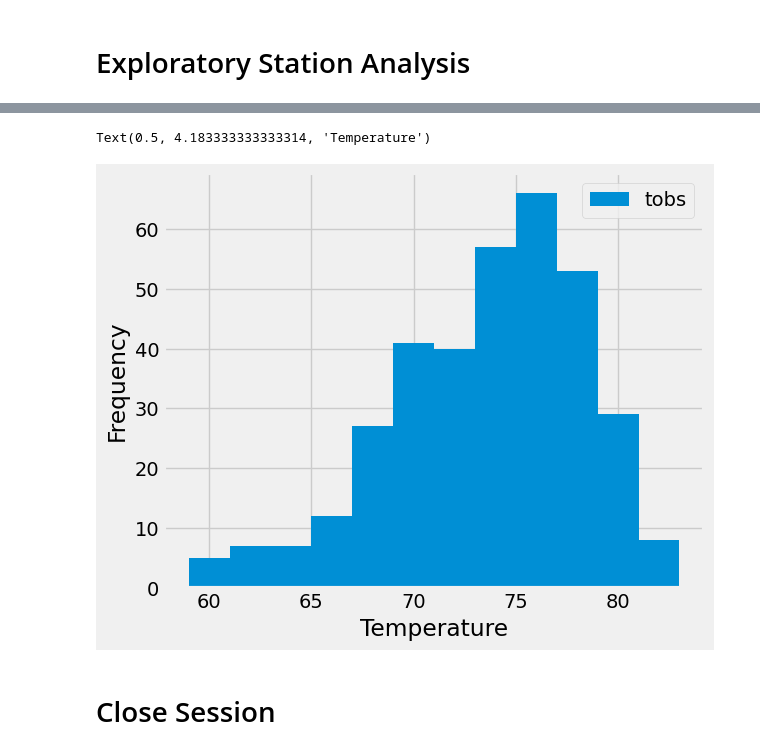
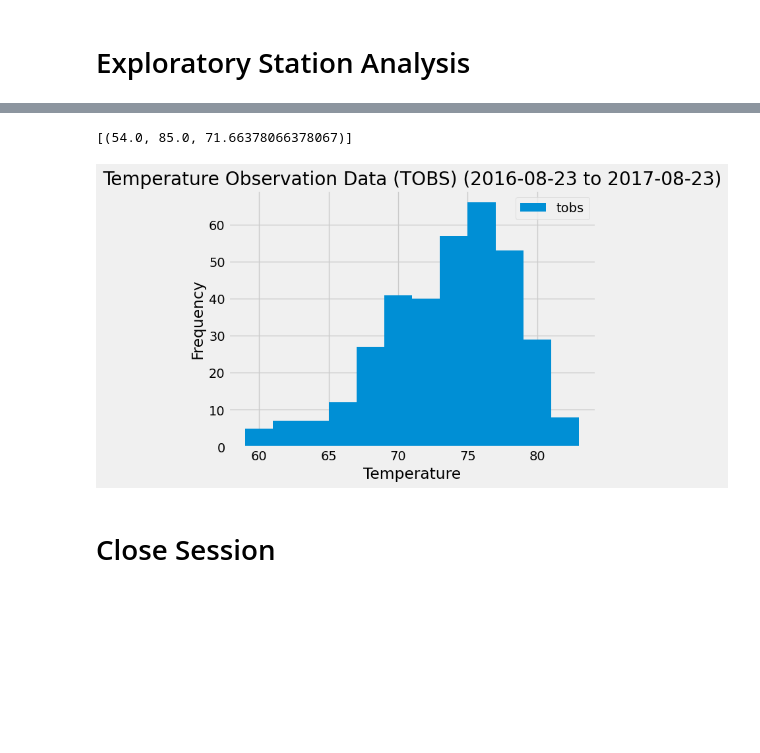
Before and after one commit to dpineda6988/sqlalchemy-challenge, a Jupyter notebook: SurfsUp/climate_starter.ipynb, the cells around one changed output, grey strips where cells are left out. Saved outputs shown, nothing was run; the diff lists cells and outputs as text; code cells hidden in the pictures; blank space fills up the shorter version.

```diff
--- a/SurfsUp/climate_starter.ipynb
+++ b/SurfsUp/climate_starter.ipynb
@@ -45,5 +43,8 @@ NameError: name 'Session' is not defined
 # Exploratory Precipitation Analysis
 # %%
 # Find the most recent date in the data set.
-row = session.query()
+recent_date_data = session.query(func.max(measurement.date)).all()
+for row in recent_date_data:
+    recent_date = row[0]
+    print(recent_date)
 # %% [output]
@@ -89,4 +104,7 @@ Text(0, 0.5, 'Inches')
 # %%
 # Design a query to find the most active stations (i.e. which stations have the most rows?)
 # List the stations and their counts in descending order.
+station_counts = session.query(measurement.station, func.count(measurement.station)).group_by(measurement.station).order_by(func.count(measurement.station).desc()).all()
+for row in station_counts:
+    print(row)
 # %% [output]
@@ -106,9 +120,26 @@ Text(0, 0.5, 'Inches')
+# %%
+# Using the most active station id from the previous query, calculate the lowest, highest, and average temperature.
+# Since 'station_counts' is in descending order we know that the first item is the most active station based on counts so we can save it as a variable 'most_active-station_id'
+most_active_station_id = station_counts[0][0]
+# Query the min, max, and average tobs by filtering the data based on the station id stored in 'most_active_station_id
+active_station_temps = session.query(func.min(measurement.tobs), func.max(measurement.tobs), func.avg(measurement.tobs)).filter(measurement.station == most_active_station_id).all()
+# Loop through the query and store it as a list
+[temp for temp in active_station_temps]
+# %% [output]
+[(54.0, 85.0, 71.66378066378067)]
 # %%
 # Using the most active station id
 # Query the last 12 months of temperature observation data for this station and plot the results as a histogram
+last_12month_tobs = session.query(measurement.tobs).filter(measurement.station == most_active_station_id).filter(measurement.date >= one_year_prior_date).all()
+# Store the query as a pandas DataFrame and then plot as a histogram
+last_12month_tobs_df = pd.DataFrame(last_12month_tobs)
+last_12month_tobs_df.plot(kind='hist', bins=12)
+# Add a title and label the x-axis
+plt.xlabel('Temperature')
+plt.title('Temperature Observation Data (TOBS) (2016-08-23 to 2017-08-23)')
+plt.show()
 # %% [output]
-Text(0.5, 4.183333333333314, 'Temperature')
-[figure, old version]
+[figure, new version]
 # %% [markdown]
 # Close Session
 # %%
```
Also changed, not shown: parts of 8 cells of this notebook, 3 other files.
